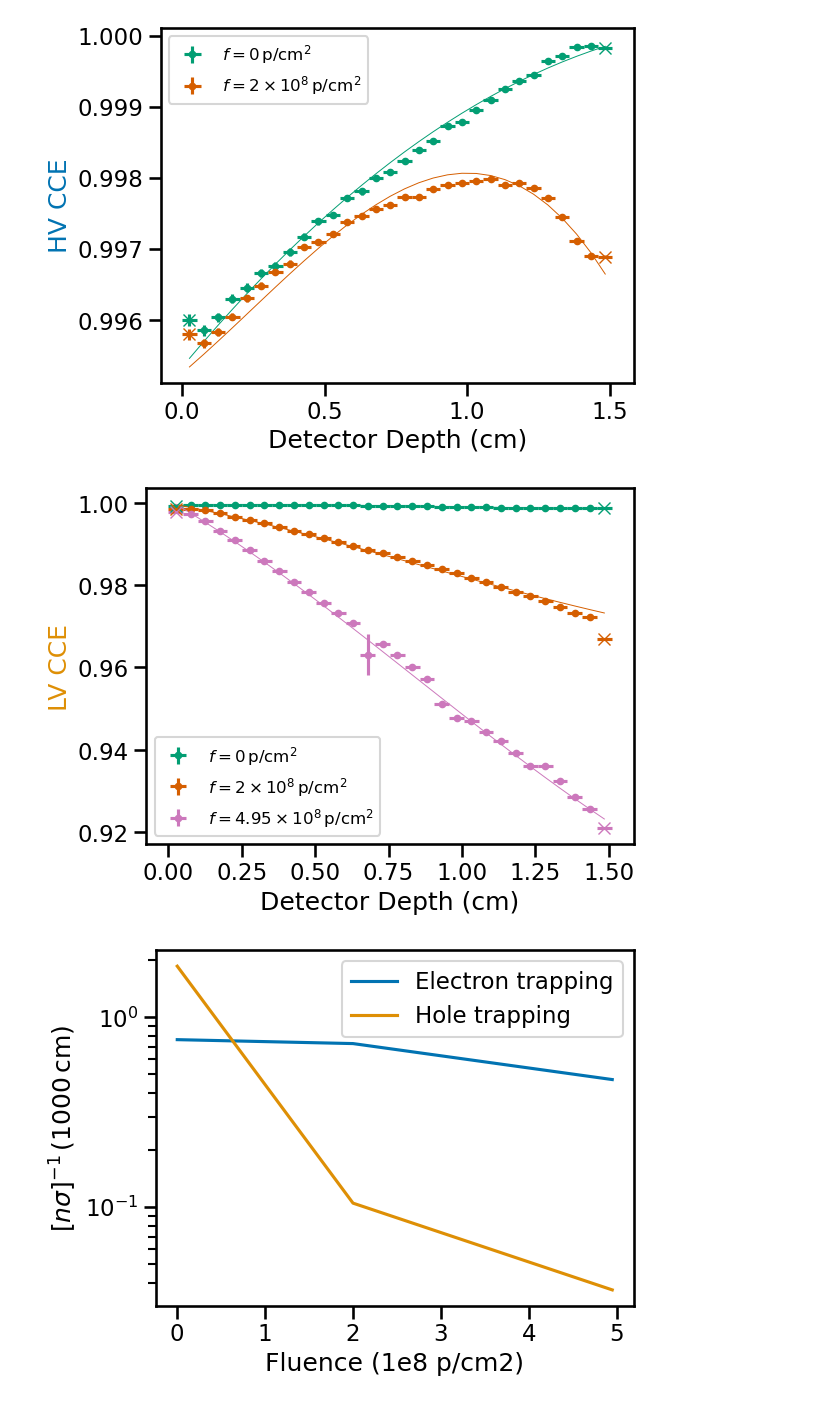
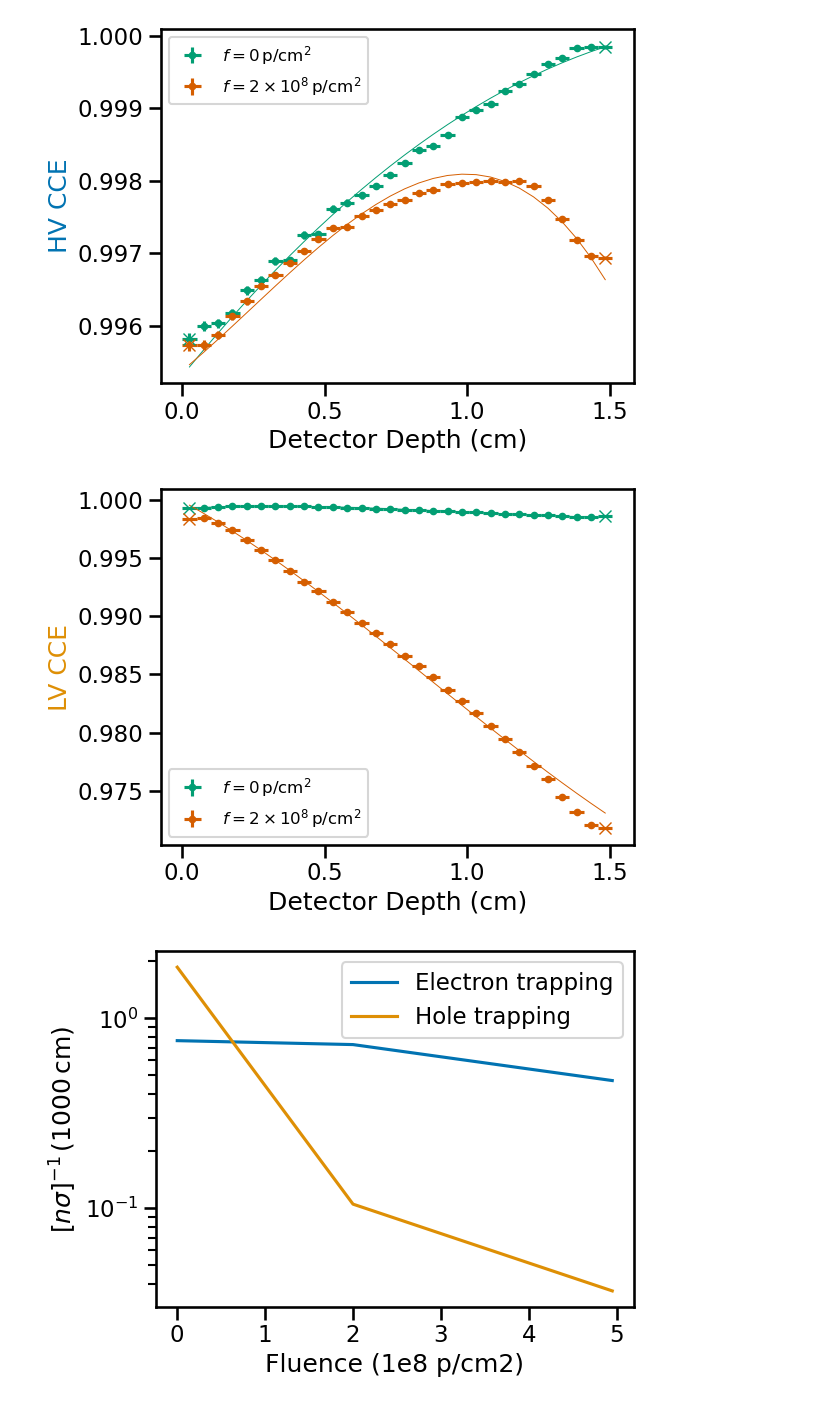
Before and after one commit to snpike/COSITrapping, a Jupyter notebook: depth_plots_merged.ipynb, the cells around one changed output. Cells and saved outputs as stored; diff of their text form; code cells hidden in the pictures.

```diff
--- a/depth_plots_merged.ipynb
+++ b/depth_plots_merged.ipynb
@@ -48,10 +48,10 @@ etrapping_list =[]
 htrapping_list = []
 fluence_list = [0., 2., 4.95]
 label_list = [r'$f=0\,\mathrm{p/cm^2}$', r'$f=2\times10^8\,\mathrm{p/cm^2}$', r'$f=4.95\times10^8\,\mathrm{p/cm^2}$', r'$f=4.95\times10^8\,\mathrm{p/cm^2}\,;T_\mathrm{anneal}=70^{\circ}\mathrm{C}$']
-ae_list = [1.001131, 1.004329, 1.004382]
-ah_list = [1.000688, 1.003493, 1.002172]
-b_list = np.array([1.311, 1.375, 2.127])
-c_list = np.array([0.538, 9.516,  27.2447])
+ae_list = [1.001140, 1.004283, 1.004382]
+ah_list = [1.000698, 1.003598, 1.002172]
+b_list = np.array([1.321, 1.341, 2.127])
+c_list = np.array([0.548, 9.555,  27.2447])
 
 pickle_list = ['depth_plot_Cs137allACDC_preLL.txt', 'depth_plot_Cs137allACDC_postLL1.txt', 'depth_plot_Cs137allACDC_postLL2.txt', 'depth_plot_Cs137allACDC_postroomtemp.txt']
 for p in pickle_list:
@@ -119,27 +119,27 @@ plt.savefig(plot_dir + 'HV_CCE_Cs137_' + str(nepochs) + 'epochs.pdf')
 plt.show()
 plt.close()
 # %% [output]
-[figure, old version]
+[figure, new version]
 # %%
-nepochs = 3
+nepochs = 2
 plt.figure()
 for i in range(nepochs):
     z_bins = zbins_list[i]
     z_list = (z_bins[:-1] + z_bins[1:])/2.
     z_err = (z_bins[1:]-z_bins[:-1])/2.
 
     plt.errorbar(z_list[1:-1], (htrapping_list[i][0]/ah_list[i])[1:-1], xerr = z_err[1:-1], yerr=(htrapping_list[i][1]/ah_list[i])[1:-1], fmt=".", color='C'+str(i+2), label=label_list[i])
     plt.errorbar(z_list[[0,-1]], (htrapping_list[i][0]/ah_list[i])[[0,-1]], xerr = z_err[[1,-1]], yerr=(htrapping_list[i][1]/ah_list[i])[[0,-1]], color='C'+str(i+2), fmt='x')
     plt.plot(z_list, h_depth_plot(z_list, 1.0, b_list[i], c_list[i]), color='C'+str(i+2), lw=0.7)
 
 plt.legend(loc=3,fontsize=12)
 plt.xlabel("Detector Depth (cm)"); plt.ylabel("LV CCE", color='C1')
 plt.tight_layout()
 plt.savefig(plot_dir + 'LV_CCE_Cs137_'+str(nepochs)+'epochs.pdf')
 plt.show()
 plt.close()
 # %% [output]
-[figure, old version]
+[figure, new version]
 # %%
 plt.figure()
 plt.plot(fluence_list, 1./(b_list), label = 'Electron trapping')
```
Also changed, not shown: parts of 2 cells of this notebook, 11 other files.
